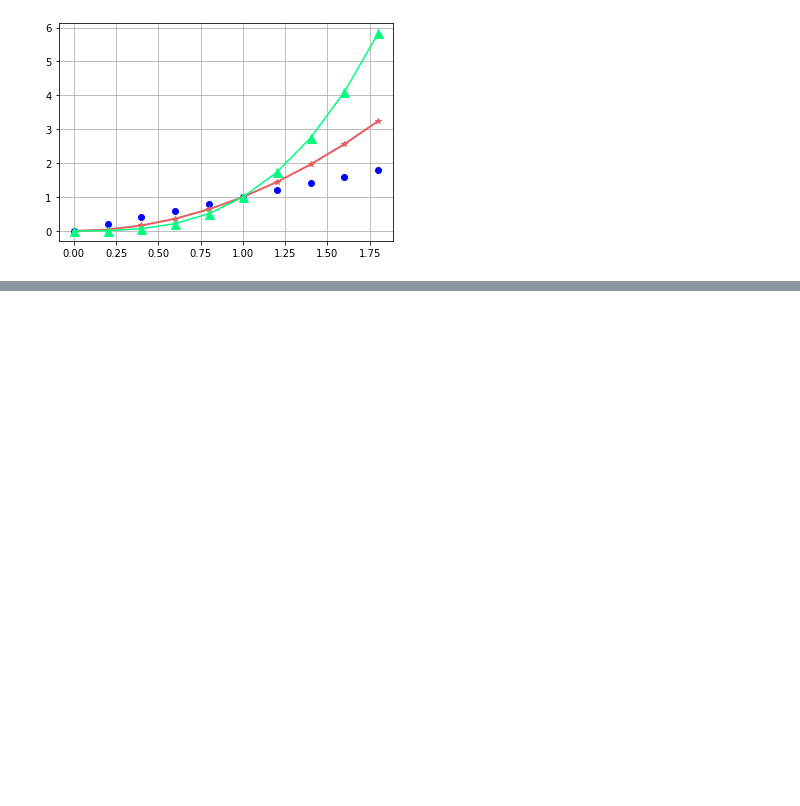
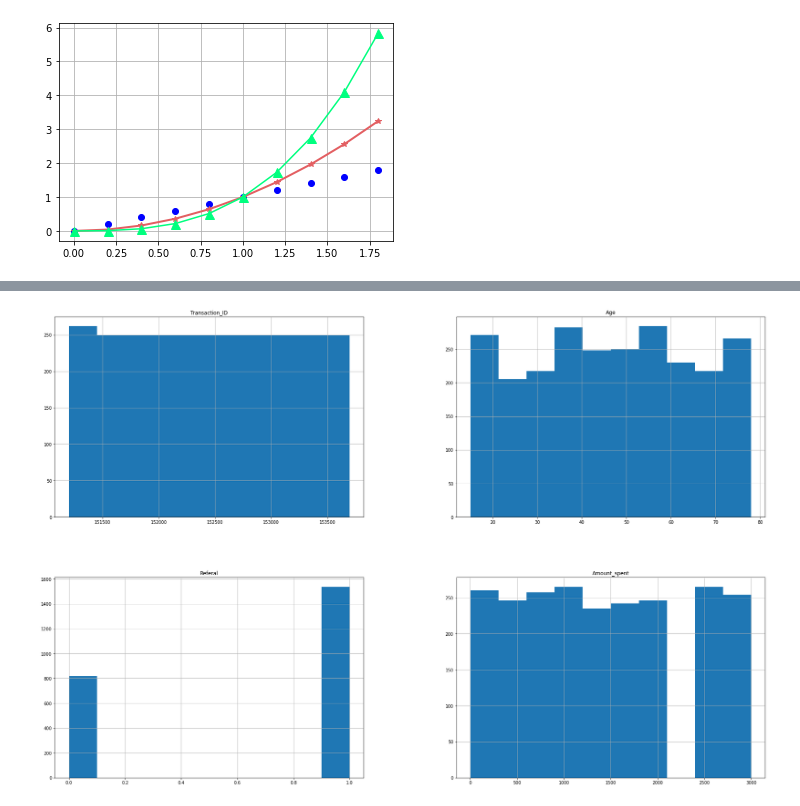
Before and after one commit to Chazz-G6/BigdataProf, a Jupyter notebook: Project01/visualization.ipynb, the cells around one changed output, grey strips where cells are left out. Saved outputs shown, nothing was run; the diff lists cells and outputs as text; code cells hidden in the pictures; blank space fills up the shorter version.

```diff
--- a/Project01/visualization.ipynb
+++ b/Project01/visualization.ipynb
@@ -340,0 +405,5 @@ plt.show()
+# %%
+h = df.hist(figsize=(30,20))
+#히스토그램을 통한 분포 확인
+# %% [output]
+[figure, added]
```
Also changed, not shown: parts of 17 cells of this notebook.
